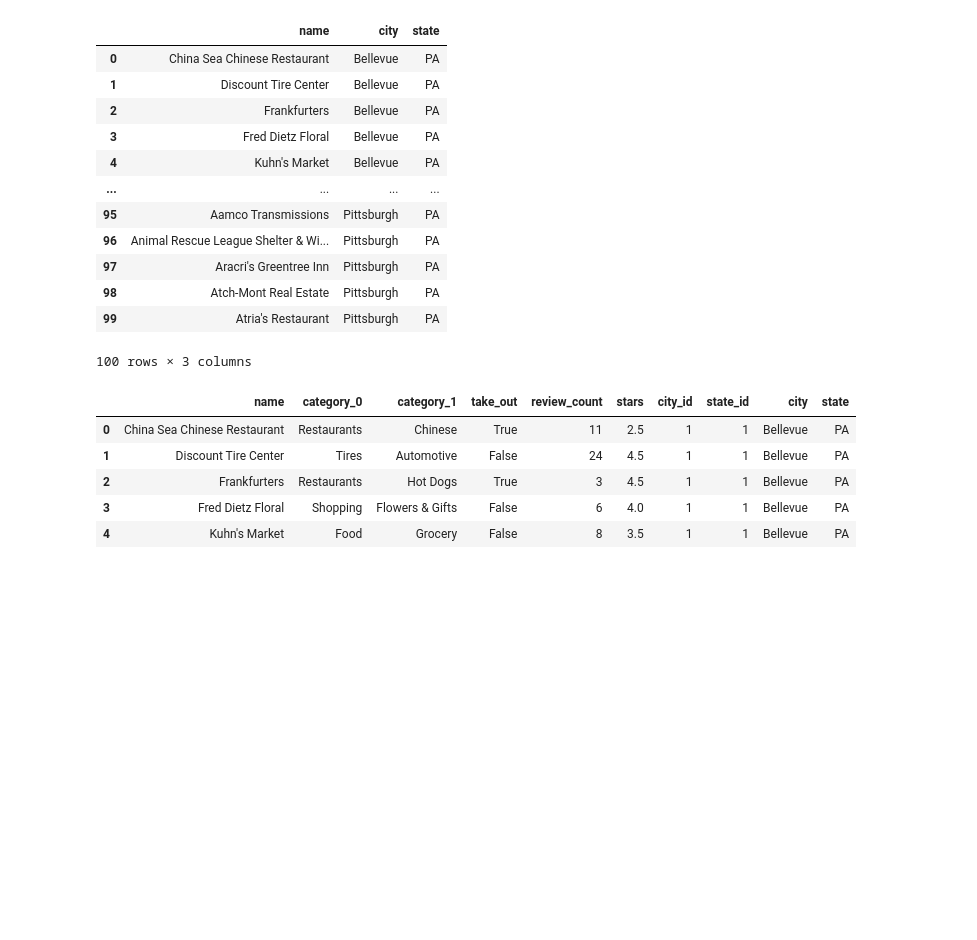
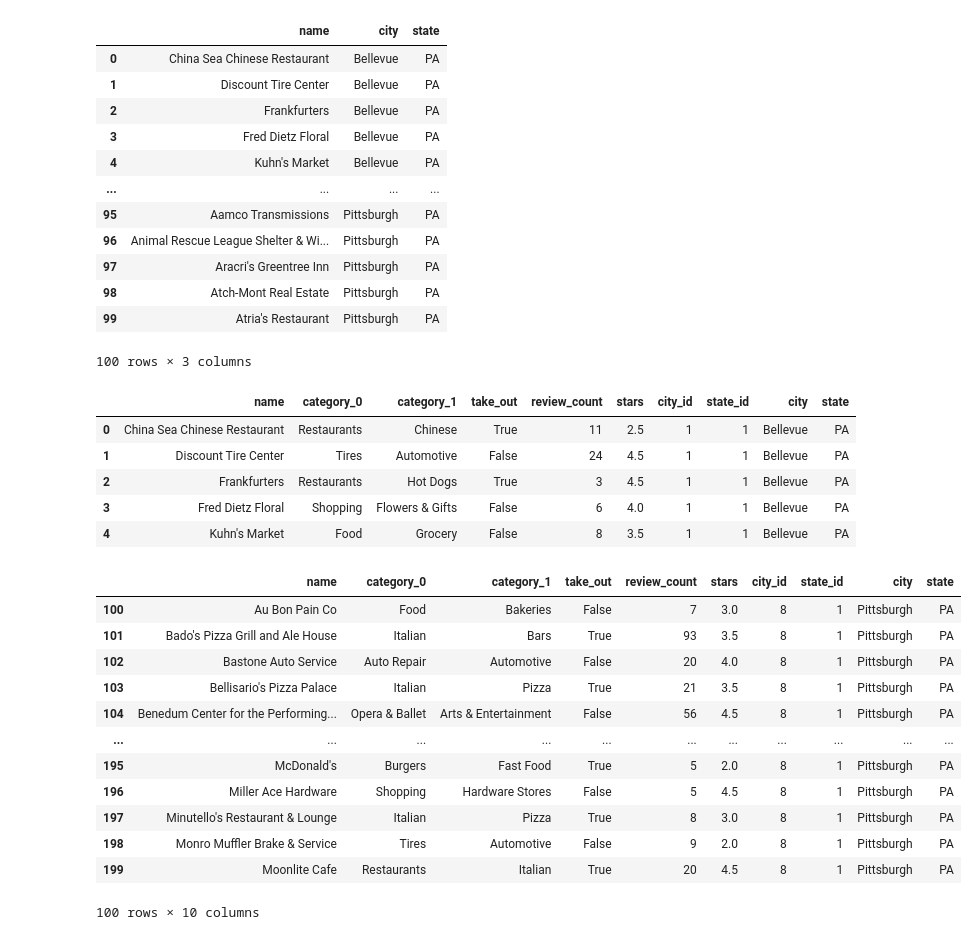
Before and after one commit to sowjumn/mleng, a Jupyter notebook: pandas/join_tables_tut.ipynb, the cells around one changed output. Cells and saved outputs as stored; diff of their text form; code cells hidden in the pictures; blank space fills up the shorter version.

```diff
--- a/pandas/join_tables_tut.ipynb
+++ b/pandas/join_tables_tut.ipynb
@@ -87,3 +87,19 @@ df.head()
 | 2 | Frankfurters | Restaurants | Hot Dogs | True | 3 | 4.5 | 1 | 1 | Bellevue | PA |
 | 3 | Fred Dietz Floral | Shopping | Flowers & Gifts | False | 6 | 4.0 | 1 | 1 | Bellevue | PA |
 | 4 | Kuhn's Market | Food | Grocery | False | 8 | 3.5 | 1 | 1 | Bellevue | PA |
+# %%
+df[100:200]
+# %% [output]
+|  | name | category_0 | category_1 | take_out | review_count | stars | city_id | state_id | city | state |
+| 100 | Au Bon Pain Co | Food | Bakeries | False | 7 | 3.0 | 8 | 1 | Pittsburgh | PA |
+| 101 | Bado's Pizza Grill and Ale House | Italian | Bars | True | 93 | 3.5 | 8 | 1 | Pittsburgh | PA |
+| 102 | Bastone Auto Service | Auto Repair | Automotive | False | 20 | 4.0 | 8 | 1 | Pittsburgh | PA |
+| 103 | Bellisario's Pizza Palace | Italian | Pizza | True | 21 | 3.5 | 8 | 1 | Pittsburgh | PA |
+| 104 | Benedum Center for the Performing... | Opera & Ballet | Arts & Entertainment | False | 56 | 4.5 | 8 | 1 | Pittsburgh | PA |
+| ... | ... | ... | ... | ... | ... | ... | ... | ... | ... | ... |
+| 195 | McDonald's | Burgers | Fast Food | True | 5 | 2.0 | 8 | 1 | Pittsburgh | PA |
+| 196 | Miller Ace Hardware | Shopping | Hardware Stores | False | 5 | 4.5 | 8 | 1 | Pittsburgh | PA |
+| 197 | Minutello's Restaurant & Lounge | Italian | Pizza | True | 8 | 3.0 | 8 | 1 | Pittsburgh | PA |
+| 198 | Monro Muffler Brake & Service | Tires | Automotive | False | 9 | 2.0 | 8 | 1 | Pittsburgh | PA |
+| 199 | Moonlite Cafe | Restaurants | Italian | True | 20 | 4.5 | 8 | 1 | Pittsburgh | PA |
+100 rows × 10 columns
```
Also changed, not shown: parts of 15 cells of this notebook, 1 other file.
